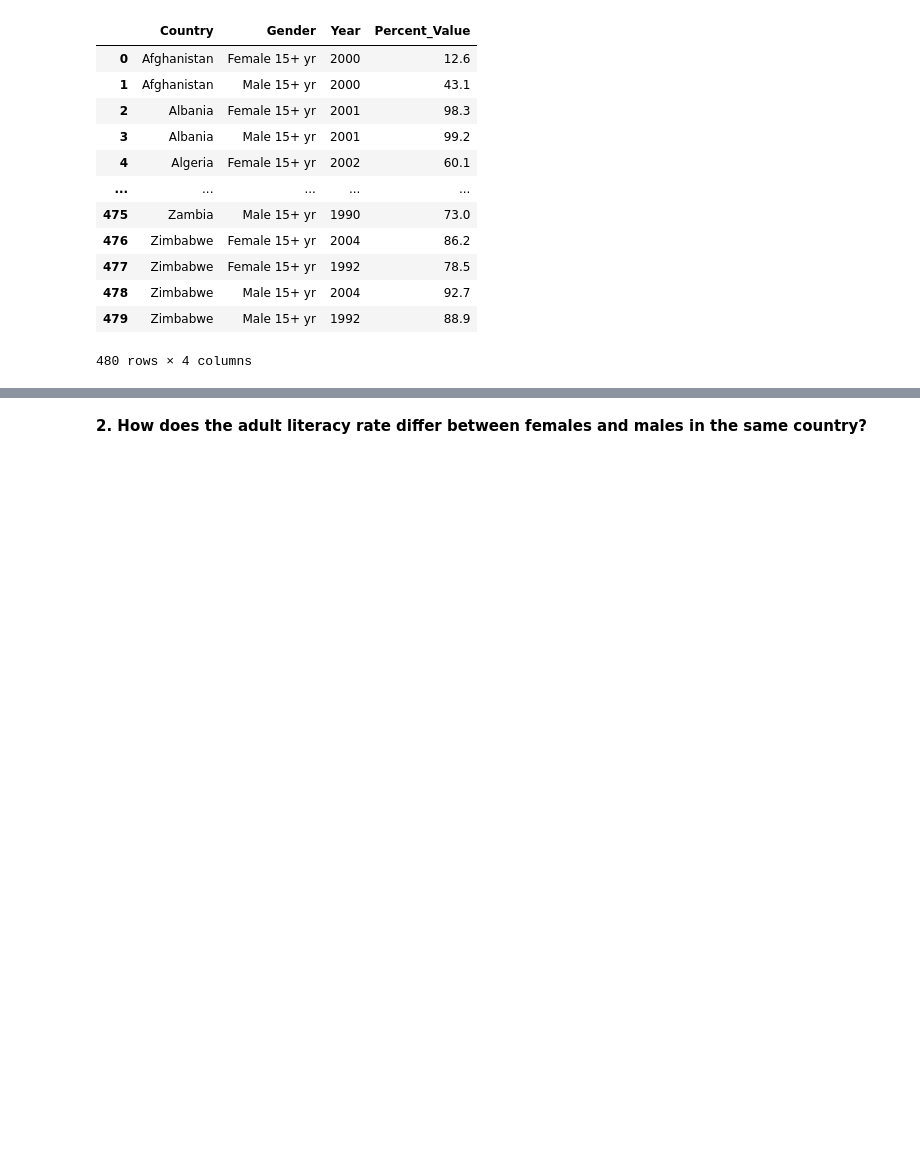
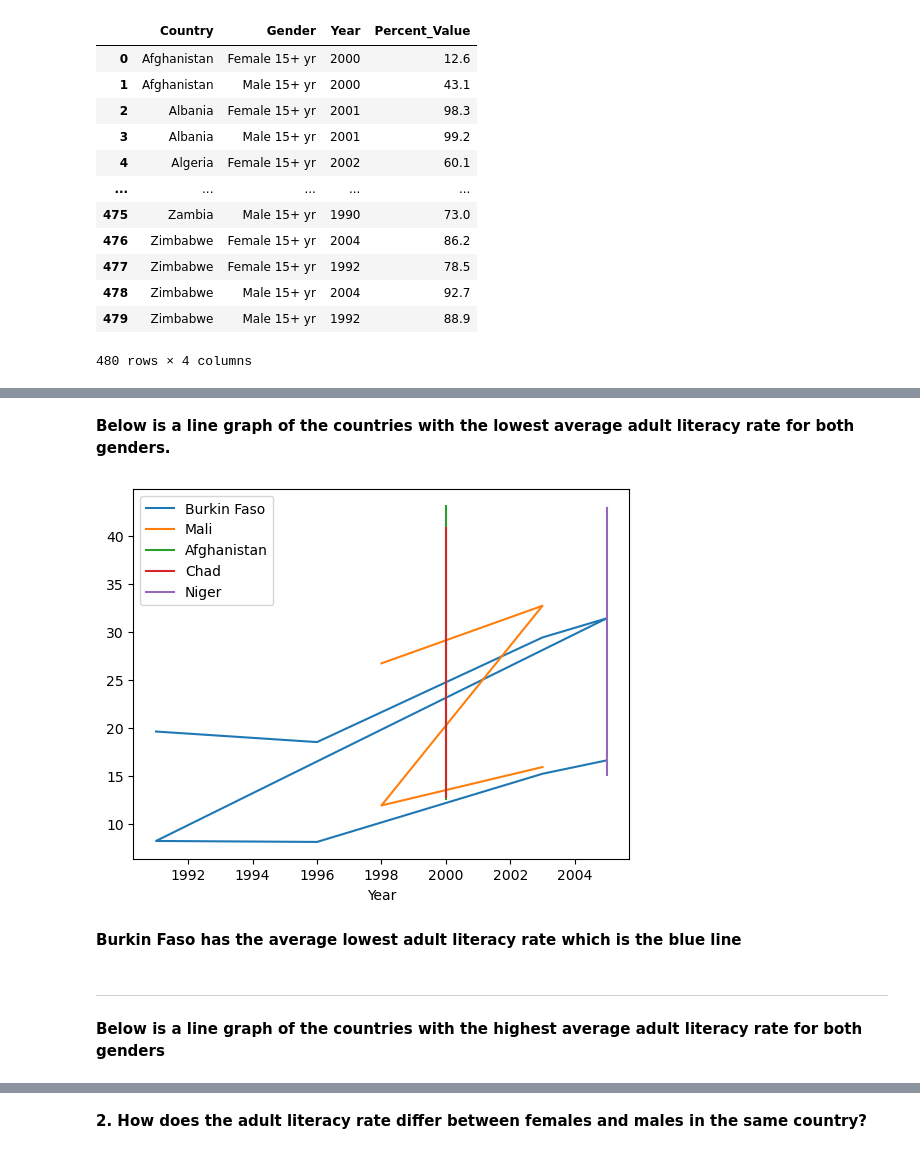
Before and after one commit to KagonDeans/un-exploration-KagonDeans, a Jupyter notebook: notebooks/Solo_UN_Data_Exploration.ipynb, the cells around one changed output, grey strips where cells are left out. Drawn from its saved outputs; the diff is of its cells as text; code cells hidden in the pictures; blank space fills up the shorter version.

```diff
--- a/notebooks/Solo_UN_Data_Exploration.ipynb
+++ b/notebooks/Solo_UN_Data_Exploration.ipynb
@@ -47,0 +44,2 @@ When observing the countries with the highest adult literacy rate, we find the t
+# %% [markdown]
+**Below is a line graph of the countries with the lowest average adult literacy rate for both genders.**
@@ -47,0 +48,23 @@ When observing the countries with the highest adult literacy rate, we find the t
+# %%
+Mali_adult_lit = adult_lit[adult_lit['Country']=='Mali']
+# %%
+Afghanistan_adult_lit = adult_lit[adult_lit['Country']=='Afghanistan']
+# %%
+Chad_adult_lit = adult_lit[adult_lit['Country']=='Chad']
+# %%
+Niger_adult_lit = adult_lit[adult_lit['Country']=='Niger']
+# %%
+axes = plt.gca()
+Burkin_Faso_adult_lit.plot.line(x='Year', y='Percent_Value', label='Burkin Faso', ax=axes);
+Mali_adult_lit.plot.line(x='Year', y='Percent_Value', label='Mali', ax=axes);
+Afghanistan_adult_lit.plot.line(x='Year', y='Percent_Value', label='Afghanistan', ax=axes);
+Chad_adult_lit.plot.line(x='Year', y='Percent_Value', label='Chad', ax=axes);
+Niger_adult_lit.plot.line(x='Year', y='Percent_Value', label='Niger', ax=axes);
+# %% [output]
+[figure, added]
+# %% [markdown]
+**Burkin Faso has the average lowest adult literacy rate which is the blue line**
+# %% [markdown]
+**   **
+# %% [markdown]
+**Below is a line graph of the countries with the highest average adult literacy rate for both genders**
```
Also changed, not shown: parts of 22 cells of this notebook.
